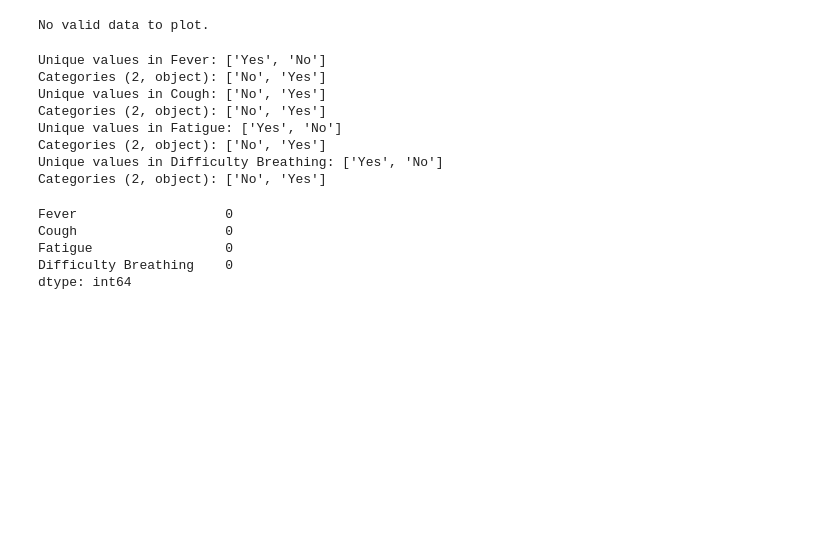
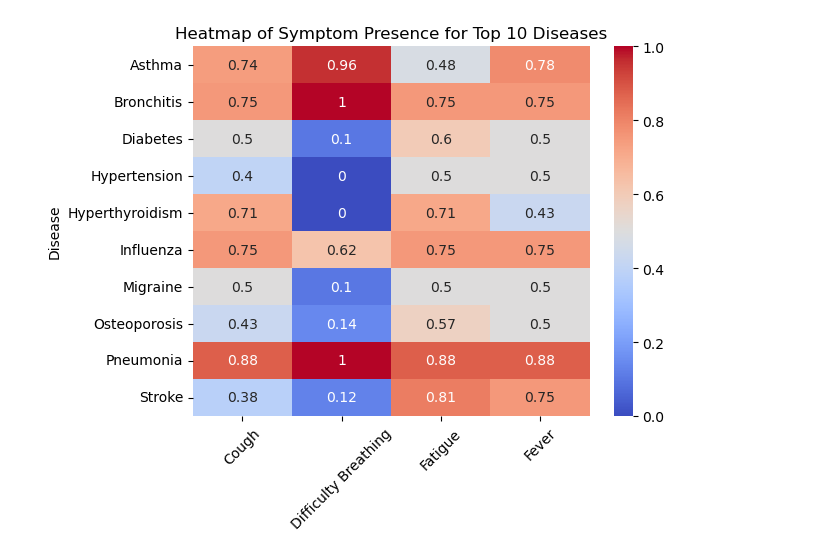
Before and after one commit to Nasir-Hussain-Datascientist/disease-symptoms-analysis, a Jupyter notebook: Untitled.ipynb, the cells around one changed output. Saved outputs shown, nothing was run; the diff lists cells and outputs as text; code cells hidden in the pictures; blank space fills up the shorter version.

```diff
--- a/Untitled.ipynb
+++ b/Untitled.ipynb
@@ -186,45 +36,30 @@ ValueError: zero-size array to reduction operation fmin which has no identity
 # %%
 import matplotlib.pyplot as plt
 import seaborn as sns
+symptom_columns=['Fever','Cough','Fatigue','Difficulty Breathing']
+# Converting 'Yes'/'No' to 1/0
+binary_data = df[symptom_columns].replace({'Yes': 1, 'No': 0})
 
-# Converting Yes/No to binary (1/0) for heatmap
-binary_data = df.replace({'Yes': 1, 'No': 0})
+# Counting the number of patients per disease
+disease_counts = df['Disease'].value_counts()
 
-# Select only the relevant symptom columns and 'Disease'
-symptom_columns = ['Fever', 'Cough', 'Fatigue', 'Difficulty Breathing']
+# Selecting the top 10 diseases
+top_10_diseases = disease_counts.head(10).index
 
-# Creating a pivot table with mean values of symptoms by disease
-heatmap_data = binary_data.pivot_table(index='Disease', values=symptom_columns, aggfunc='mean')
+# Filtering the data to include only the top 10 diseases
+filtered_data = binary_data[df['Disease'].isin(top_10_diseases)]
+
+# Creating a pivot table with mean values of symptoms by the top 10 diseases
+heatmap_data = filtered_data.pivot_table(index=df['Disease'], aggfunc='mean')
 
 # Check if the DataFrame is not empty before plotting
 if not heatmap_data.empty:
     # Plotting the heatmap
     sns.heatmap(heatmap_data, annot=True, cmap='coolwarm')
-    plt.title('Heatmap of Symptom Presence by Disease')
+    plt.title('Heatmap of Symptom Presence for Top 10 Diseases')
+    plt.xticks(rotation=45)
     plt.show()
 else:
     print("No valid data to plot.")
 # %% [output]
-No valid data to plot.
+[figure, added]
-# %%
-# Check unique values in the symptom columns
-for column in symptom_columns:
-    print(f"Unique values in {column}: {df[column].unique()}")
-# %% [output]
-Unique values in Fever: ['Yes', 'No']
-Categories (2, object): ['No', 'Yes']
-Unique values in Cough: ['No', 'Yes']
-Categories (2, object): ['No', 'Yes']
-Unique values in Fatigue: ['Yes', 'No']
-Categories (2, object): ['No', 'Yes']
-Unique values in Difficulty Breathing: ['Yes', 'No']
-Categories (2, object): ['No', 'Yes']
-# %%
-# Check for missing values in symptom columns
-print(df[symptom_columns].isnull().sum())
-# %% [output]
-Fever                   0
-Cough                   0
-Fatigue                 0
-Difficulty Breathing    0
-dtype: int64
```
Also changed, not shown: parts of 14 cells of this notebook, 5 other files.
